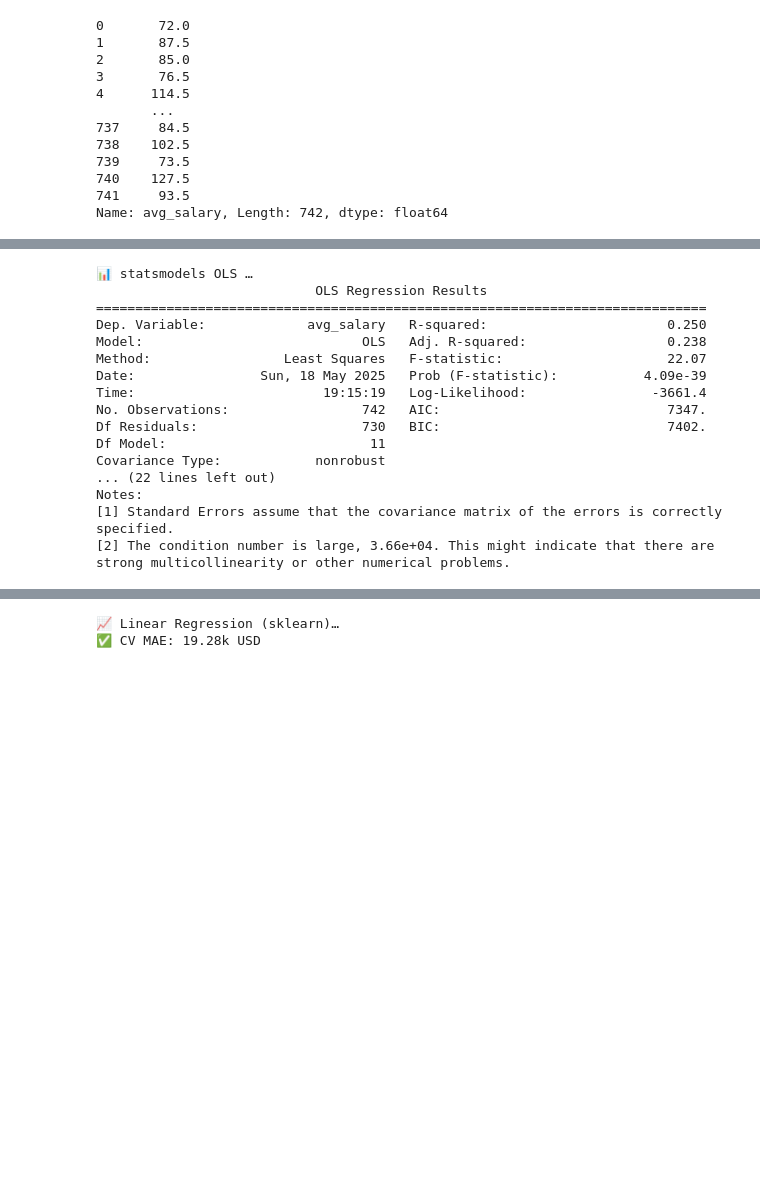
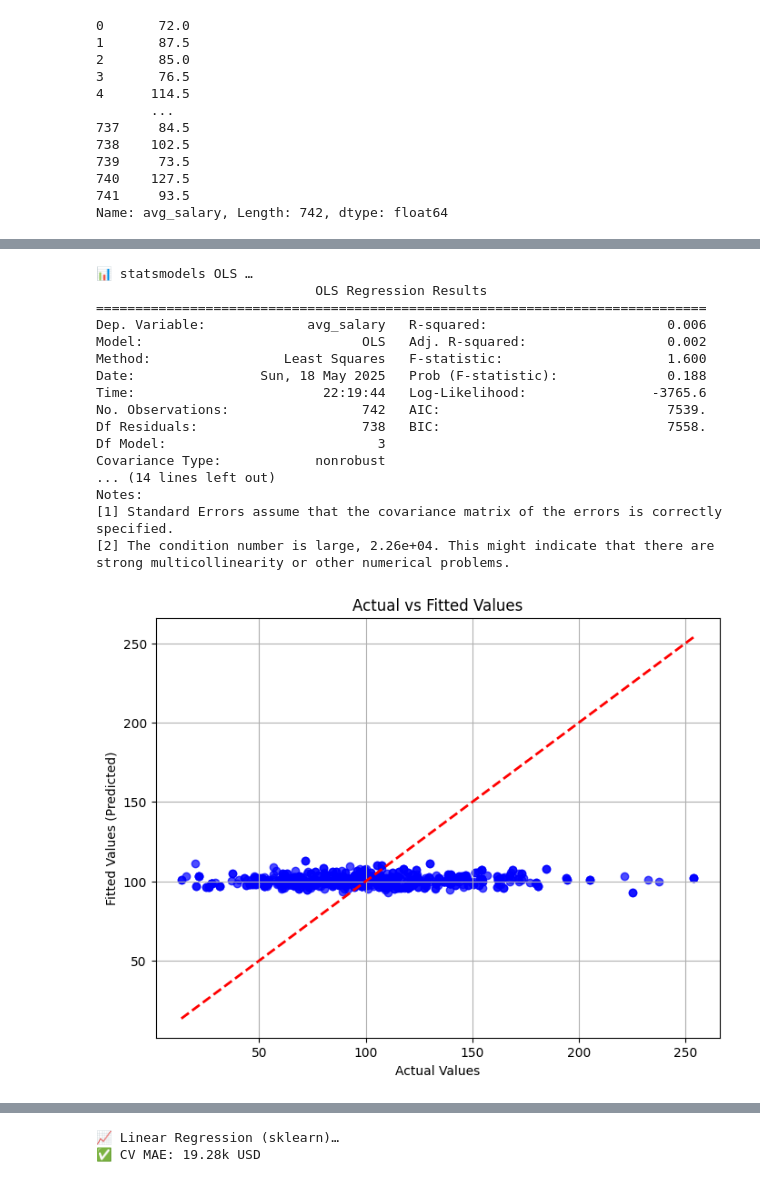
Before and after one commit to zkhechadoorian/dataSciGlassDoor, a Jupyter notebook: model_building.ipynb, the cells around one changed output, grey strips where cells are left out. Cells and saved outputs as stored; diff of their text form; code cells hidden in the pictures; blank space fills up the shorter version.

Commit message:
Updating modeling files

```diff
--- a/model_building.ipynb
+++ b/model_building.ipynb
@@ -80,3 +90,8 @@ def cv_mae(model):
     """Return +MAE (so ‘lower is better’ is obvious)."""
     scores = cross_val_score(model, X_train, y_train, scoring=pos_mae, cv=5)
     return -scores.mean()
+# %%
+# add a 'const' column for intercept term
+drop_list = ['spark','aws','excel','num_comp','employer_provided','same_state','python_yn','hourly','num_comp']
+X_sm = X.drop(columns=drop_list, axis=1)
+X_sm.head()
@@ -83,24 +106,36 @@ def cv_mae(model):
 # %%
 # ─── (1) OLS for quick interpretability ──────────────────────────────────────
+X_sm = sm.add_constant(X_sm.select_dtypes(include=[np.number]))
 print("📊 statsmodels OLS …")
-X_sm = sm.add_constant(X.select_dtypes(include=[np.number]))
-ols_res = sm.OLS(y.astype(float), X_sm).fit()
+ols_res = sm.OLS(y.astype(float), X_sm, missing='raise').fit()
 print(ols_res.summary())
 # %% [output]
 📊 statsmodels OLS …
                             OLS Regression Results
 ==============================================================================
-Dep. Variable:             avg_salary   R-squared:                       0.250
-Model:                            OLS   Adj. R-squared:                  0.238
-Method:                 Least Squares   F-statistic:                     22.07
-Date:                Sun, 18 May 2025   Prob (F-statistic):           4.09e-39
-Time:                        19:15:19   Log-Likelihood:                -3661.4
-No. Observations:                 742   AIC:                             7347.
-Df Residuals:                     730   BIC:                             7402.
-Df Model:                          11
+Dep. Variable:             avg_salary   R-squared:                       0.006
+Model:                            OLS   Adj. R-squared:                  0.002
+Method:                 Least Squares   F-statistic:                     1.600
+Date:                Sun, 18 May 2025   Prob (F-statistic):              0.188
+Time:                        22:19:44   Log-Likelihood:                -3765.6
+No. Observations:                 742   AIC:                             7539.
+Df Residuals:                     738   BIC:                             7558.
+Df Model:                           3
 Covariance Type:            nonrobust
-... (22 lines left out)
+... (14 lines left out)
 Notes:
 [1] Standard Errors assume that the covariance matrix of the errors is correctly specified.
-[2] The condition number is large, 3.66e+04. This might indicate that there are
+[2] The condition number is large, 2.26e+04. This might indicate that there are
 strong multicollinearity or other numerical problems.
+# %%
+# Plot the fitted values against the actual data points
+plt.figure(figsize=(8, 6))
+plt.scatter(y, ols_res.fittedvalues, alpha=0.7, color='blue')
+plt.plot([y.min(), y.max()], [y.min(), y.max()], color='red', linestyle='--', linewidth=2)  # Line of perfect fit
+plt.xlabel("Actual Values")
+plt.ylabel("Fitted Values (Predicted)")
+plt.title("Actual vs Fitted Values")
+plt.grid(True)
+plt.show()
+# %% [output]
+[figure, added]
```
Also changed, not shown: parts of 10 cells of this notebook.
